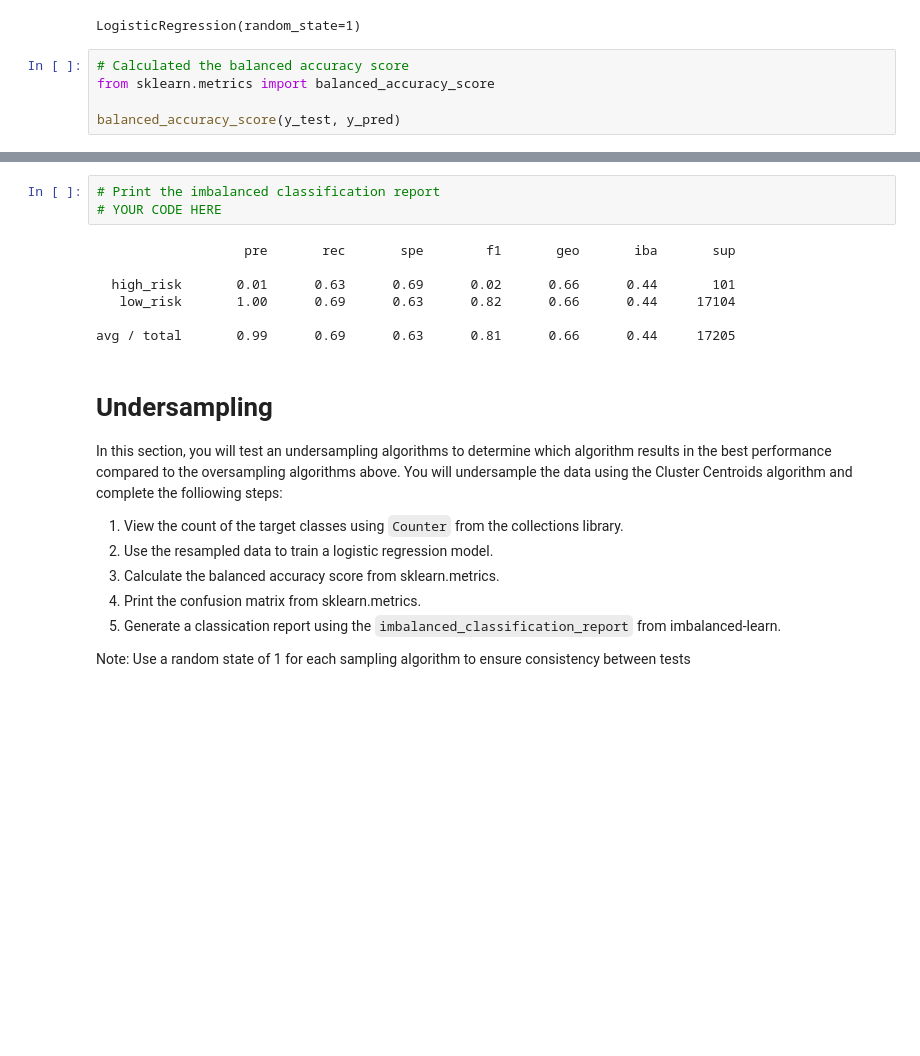
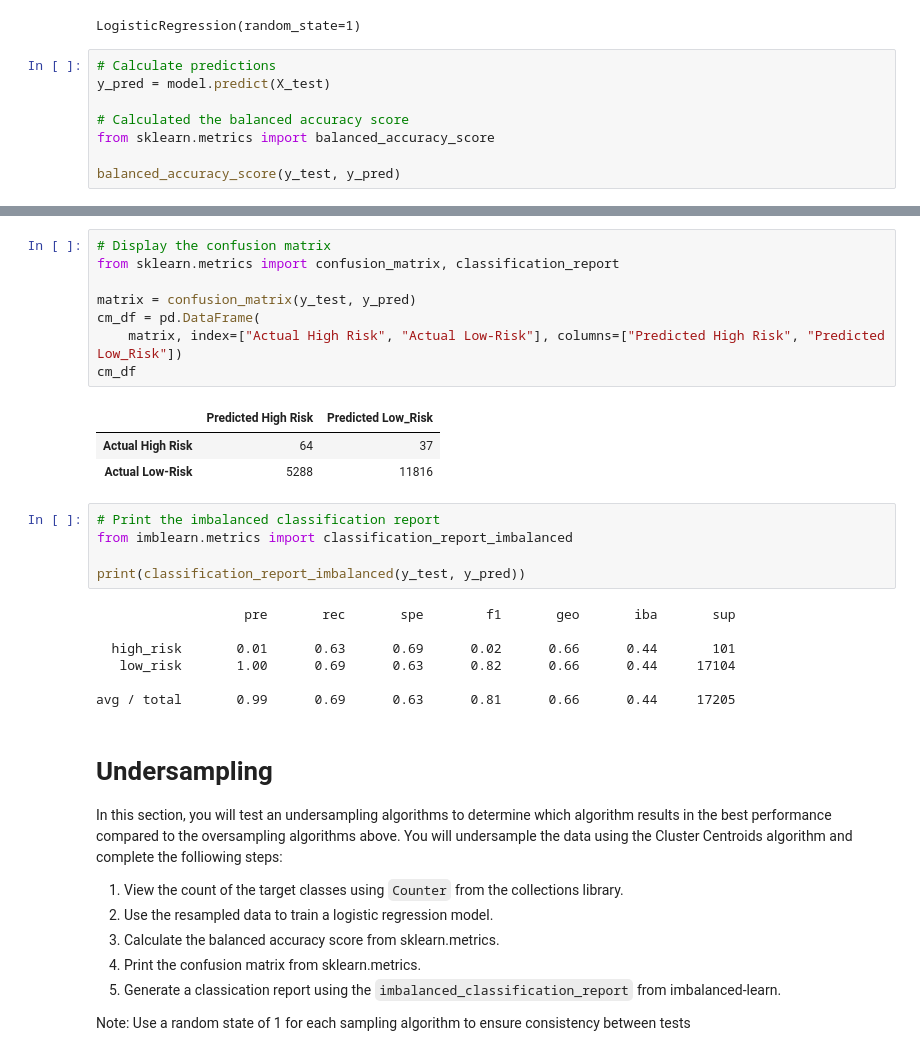
Before and after one commit to nnamdiilokah/Credit_Risk_Analysis, a Jupyter notebook: credit_risk_resampling.ipynb, the cells around one changed output, grey strips where cells are left out. Drawn from its saved outputs; the diff is of its cells as text; blank space fills up the shorter version.

```diff
--- a/credit_risk_resampling.ipynb
+++ b/credit_risk_resampling.ipynb
@@ -193,6 +193,9 @@ model.fit(X_resampled, y_resampled)
 # %% [output]
 LogisticRegression(random_state=1)
 # %%
+# Calculate predictions
+y_pred = model.predict(X_test)
+
 # Calculated the balanced accuracy score
 from sklearn.metrics import balanced_accuracy_score
 
@@ -208,6 +205,20 @@ array([[   64,    37],
+# %%
+# Display the confusion matrix
+from sklearn.metrics import confusion_matrix, classification_report
+
+matrix = confusion_matrix(y_test, y_pred)
+cm_df = pd.DataFrame(
+    matrix, index=["Actual High Risk", "Actual Low-Risk"], columns=["Predicted High Risk", "Predicted Low_Risk"])
+cm_df
+# %% [output]
+|  | Predicted High Risk | Predicted Low_Risk |
+| Actual High Risk | 64 | 37 |
+| Actual Low-Risk | 5288 | 11816 |
 # %%
 # Print the imbalanced classification report
-# YOUR CODE HERE
+from imblearn.metrics import classification_report_imbalanced
+
+print(classification_report_imbalanced(y_test, y_pred))
 # %% [output]
                    pre       rec       spe        f1       geo       iba       sup
 
```
Also changed, not shown: parts of 5 cells of this notebook.
